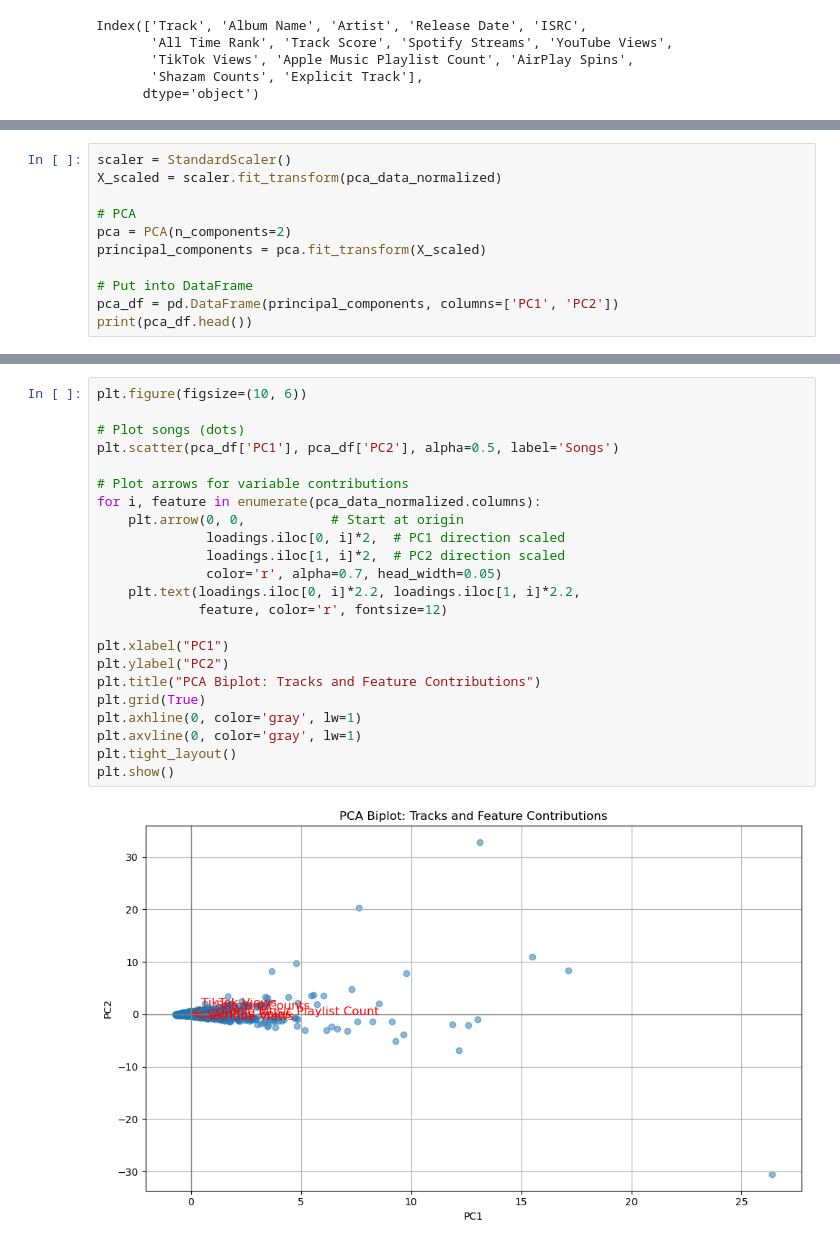
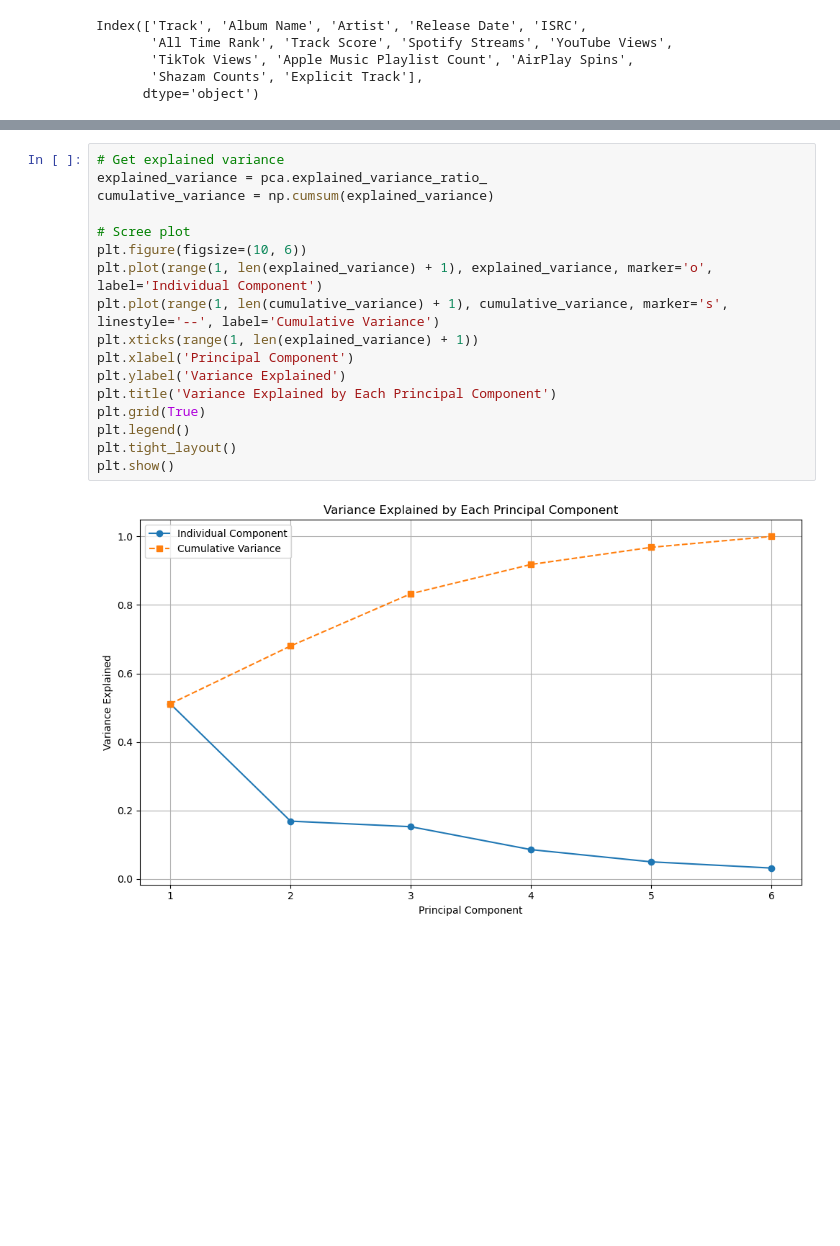
Before and after one commit to AdenAthar/trendify, a Jupyter notebook: Trendify.ipynb, the cells around one changed output, grey strips where cells are left out. Drawn from its saved outputs; the diff is of its cells as text; blank space fills up the shorter version.

```diff
--- a/Trendify.ipynb
+++ b/Trendify.ipynb
@@ -347,11 +217,0 @@ max         0.384040
-# %%
-scaler = StandardScaler()
-X_scaled = scaler.fit_transform(pca_data_normalized)
-
-# PCA
-pca = PCA(n_components=2)
-principal_components = pca.fit_transform(X_scaled)
-
-# Put into DataFrame
-pca_df = pd.DataFrame(principal_components, columns=['PC1', 'PC2'])
-print(pca_df.head())
@@ -449,25 +218,19 @@ Top 5 songs on PC2:
-# %%
-plt.figure(figsize=(10, 6))
-
-# Plot songs (dots)
-plt.scatter(pca_df['PC1'], pca_df['PC2'], alpha=0.5, label='Songs')
-
-# Plot arrows for variable contributions
-for i, feature in enumerate(pca_data_normalized.columns):
-    plt.arrow(0, 0,           # Start at origin
-              loadings.iloc[0, i]*2,  # PC1 direction scaled
-              loadings.iloc[1, i]*2,  # PC2 direction scaled
-              color='r', alpha=0.7, head_width=0.05)
-    plt.text(loadings.iloc[0, i]*2.2, loadings.iloc[1, i]*2.2,
-             feature, color='r', fontsize=12)
-
-plt.xlabel("PC1")
-plt.ylabel("PC2")
-plt.title("PCA Biplot: Tracks and Feature Contributions")
-plt.grid(True)
-plt.axhline(0, color='gray', lw=1)
-plt.axvline(0, color='gray', lw=1)
-plt.tight_layout()
-plt.show()
-# %% [output]
-[figure, removed]
+# %%
+# Get explained variance
+explained_variance = pca.explained_variance_ratio_
+cumulative_variance = np.cumsum(explained_variance)
+
+# Scree plot
+plt.figure(figsize=(10, 6))
+plt.plot(range(1, len(explained_variance) + 1), explained_variance, marker='o', label='Individual Component')
+plt.plot(range(1, len(cumulative_variance) + 1), cumulative_variance, marker='s', linestyle='--', label='Cumulative Variance')
+plt.xticks(range(1, len(explained_variance) + 1))
+plt.xlabel('Principal Component')
+plt.ylabel('Variance Explained')
+plt.title('Variance Explained by Each Principal Component')
+plt.grid(True)
+plt.legend()
+plt.tight_layout()
+plt.show()
+# %% [output]
+[figure, added]
```
Also changed, not shown: parts of 14 cells of this notebook, 3 other files.
